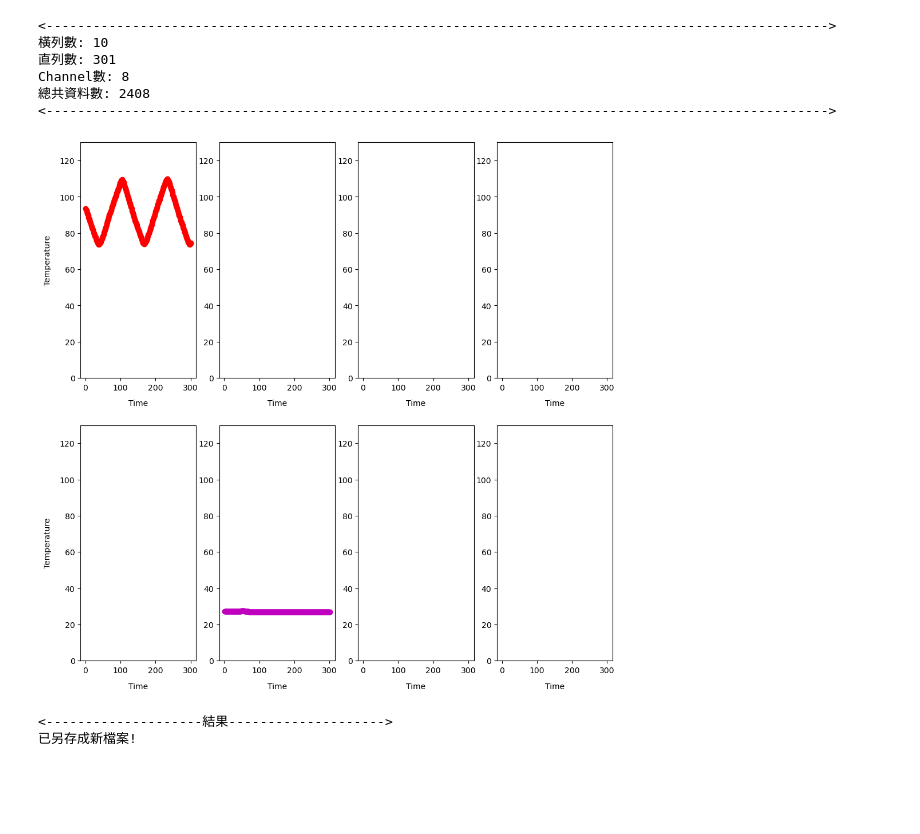
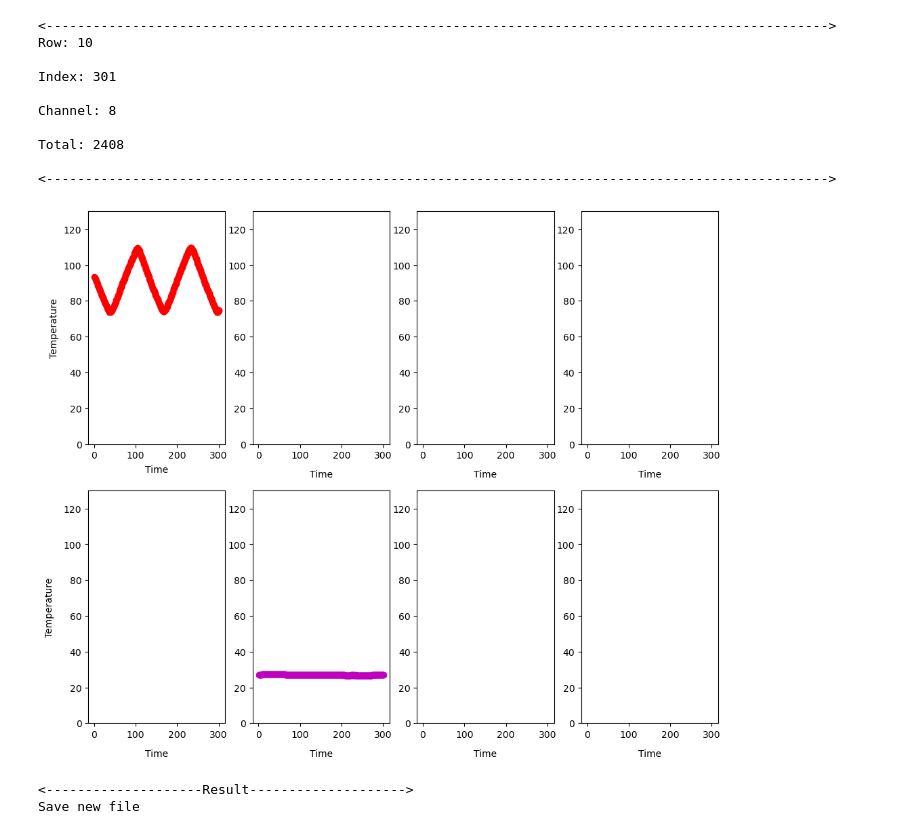
Before and after one commit to wwlouis00/Sulink_Rs20, a Jupyter notebook: SulinkQT_8_Well.ipynb, the cells around one changed output. Drawn from its saved outputs; the diff is of its cells as text; code cells hidden in the pictures; blank space fills up the shorter version.

```diff
--- a/SulinkQT_8_Well.ipynb
+++ b/SulinkQT_8_Well.ipynb
@@ -13,17 +13,15 @@ import numpy as np
 from openpyxl import load_workbook
 from heapq import nsmallest
 
-
-
 now_output_time = str(datetime.now().strftime('%Y-%m-%d %H-%M-%S'))+"output.xlsx"
 wb = openpyxl.load_workbook('data/2021年10月27日.xlsx')
 sh = wb['2021年10月27日']
 ws = wb.active
 print( "<"+'-'* 100 + ">" )
-print("橫列數: " + str(sh.max_column))
-print("直列數: " + str(sh.max_row))
-print("Channel數: " + str(sh.max_column-2))
-print("總共資料數: " + str((sh.max_column-2)*sh.max_row))
+print("Row: " + str(sh.max_column)+"\n")
+print("Index: " + str(sh.max_row)+"\n")
+print("Channel: " + str(sh.max_column-2)+"\n")
+print("Total: " + str((sh.max_column-2)*sh.max_row)+"\n")
 print( "<"+'-'* 100 + ">" )
 #-------------------------------------------------------------------------
 CH1_data = []
@@ -77,12 +75,12 @@ for channel_num in range(1,a-1,1):
     channel_T_On = [ data_gap for data_gap in channel_gap if data_gap > 0]
 
 # 把資料放進來並指定對應的X軸、Y軸的資料 用圓形做標記(o-)，並指定線條顏色為綠色、使用label標記線條含意
-plt.figure(figsize=(12,12),dpi=100,linewidth = 1)
+plt.figure(figsize=(12,10),dpi=100,linewidth = 1)
 #Channel1
 plt.subplot(241)
 plt.plot(CH_total,CH1_data,'o-',color = 'red', label="CH1_data")
-plt.xlabel("Time", fontsize=10, labelpad = 10)
-plt.ylabel("Temperature", fontsize=10, labelpad = 10)
+plt.xlabel("Time", fontsize=10, labelpad = 5)
+plt.ylabel("Temperature", fontsize=10, labelpad = 5)
 plt.ylim(0,sh.max_row)
 plt.ylim(0,130)
 plt.savefig('img/CH1.jpg')
@@ -90,7 +88,7 @@ plt.savefig('img/CH1.jpg')
 #Channel2
 plt.subplot(242)
 plt.plot(CH_total,CH2_data,'o--',color = 'orange', label="CH2_data")
-plt.xlabel("Time", fontsize=10, labelpad = 10)
+plt.xlabel("Time", fontsize=10, labelpad = 5)
 plt.ylim(0,sh.max_row)
 plt.ylim(0,130)
 plt.savefig('img/CH2.jpg')
@@ -98,7 +96,7 @@ plt.savefig('img/CH2.jpg')
 #Channel3
 plt.subplot(243)
 plt.plot(CH_total,CH3_data,'o-',color = 'yellow', label="CH3_data")
-plt.xlabel("Time", fontsize=10, labelpad = 10)
+plt.xlabel("Time", fontsize=10, labelpad = 5)
 plt.ylim(0,sh.max_row)
 plt.ylim(0,130)
 plt.savefig('img/CH3.jpg')
@@ -106,7 +104,7 @@ plt.savefig('img/CH3.jpg')
 #Channel4
 plt.subplot(244)
 plt.plot(CH_total,CH4_data,'o-',color = 'green', label="CH4_data")
-plt.xlabel("Time", fontsize=10, labelpad = 10)
+plt.xlabel("Time", fontsize=10, labelpad = 5)
 plt.ylim(0,sh.max_row)
 plt.ylim(0,130)
 plt.savefig('img/CH4.jpg')
@@ -114,52 +112,56 @@ plt.savefig('img/CH4.jpg')
 #Channel5
 plt.subplot(245)
 plt.plot(CH_total,CH5_data,'o-',color = '#6F00FF', label="CH5_data")
-plt.xlabel("Time", fontsize=10, labelpad = 10)
-plt.ylabel("Temperature", fontsize=10, labelpad = 10)
+plt.xlabel("Time", fontsize=10, labelpad = 5)
+plt.ylabel("Temperature", fontsize=10, labelpad = 5)
 plt.ylim(0,sh.max_row)
 plt.ylim(0,130)
 plt.savefig('img/CH5.jpg')
 
 #Channel6
 plt.subplot(246)
 plt.plot(CH_total,CH6_data,'o-',color = 'm', label="CH6_data")
-plt.xlabel("Time", fontsize=10, labelpad = 10)
+plt.xlabel("Time", fontsize=10, labelpad = 5)
 plt.ylim(0,sh.max_row)
 plt.ylim(0,130)
 plt.savefig('img/CH6.jpg')
 
 #Channel7
 plt.subplot(247)
 plt.plot(CH_total,CH7_data,'o-',color = 'purple', label="CH7_data")
-plt.xlabel("Time", fontsize=10, labelpad = 10)
+plt.xlabel("Time", fontsize=10, labelpad = 5)
 plt.ylim(0,sh.max_row)
 plt.ylim(0,130)
 plt.savefig('img/CH7.jpg')
 
 #Channel8
 plt.subplot(248)
 plt.plot(CH_total,CH8_data,'o-',color = 'k', label="CH8_data")
-plt.xlabel("Time", fontsize=10, labelpad = 10)
+plt.xlabel("Time", fontsize=10, labelpad = 5)
 plt.ylim(0,sh.max_row)
 plt.ylim(0,130)
 plt.savefig('img/CH8.jpg')
 
 plt.show()
 
-#另存成新的CSV檔案
+#save csv file
 try:
-    print("<"+"-" * 20 + "結果" +"-" * 20 +">")
+    print("<"+"-" * 20 + "Result" +"-" * 20 +">")
     wb.save("xlsx/every/Every_"+now_output_time)
-    print('已另存成新檔案!')
+    print('Save new file')
 except:
-    print("失敗並且確認資料格式是否出錯!")
+    print("Please checkout data true or flase!!!")
 # %% [output]
 <---------------------------------------------------------------------------------------------------->
-橫列數: 10
-直列數: 301
-Channel數: 8
-總共資料數: 2408
+Row: 10
+
+Index: 301
+
+Channel: 8
+
+Total: 2408
+
 <---------------------------------------------------------------------------------------------------->
-[figure, old version]
+[figure, new version]
-<--------------------結果-------------------->
-已另存成新檔案!
+<--------------------Result-------------------->
+Save new file
```
Also changed, not shown: 21 other files.
